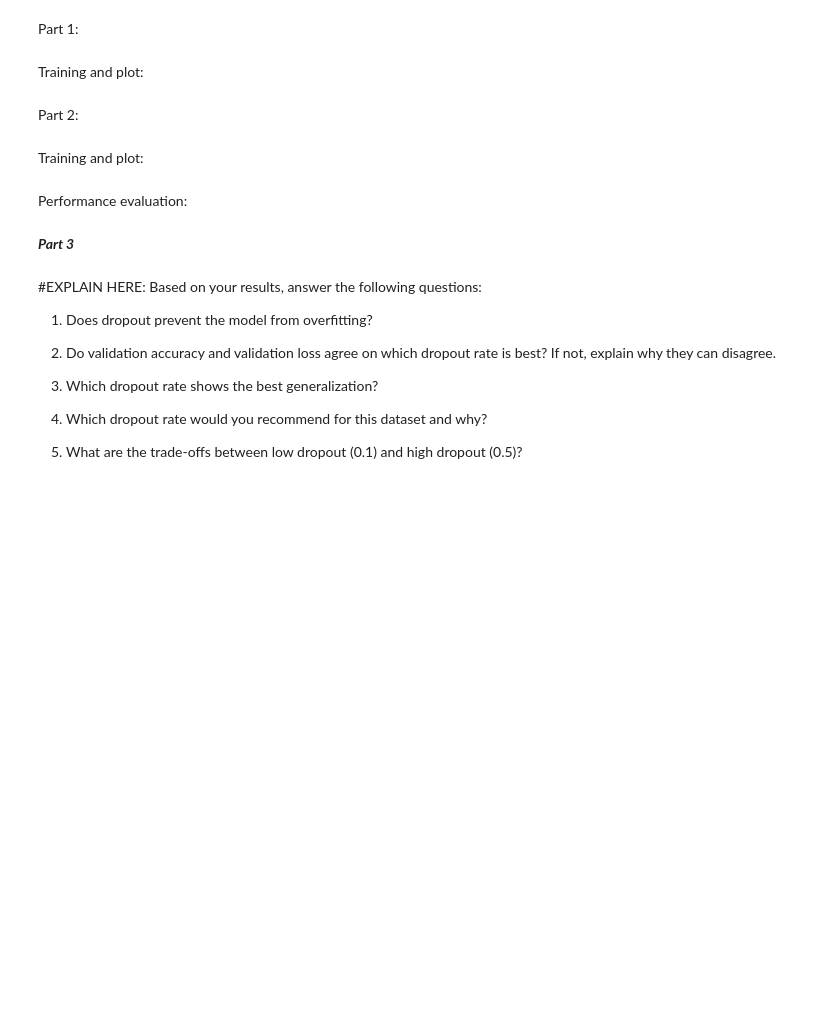
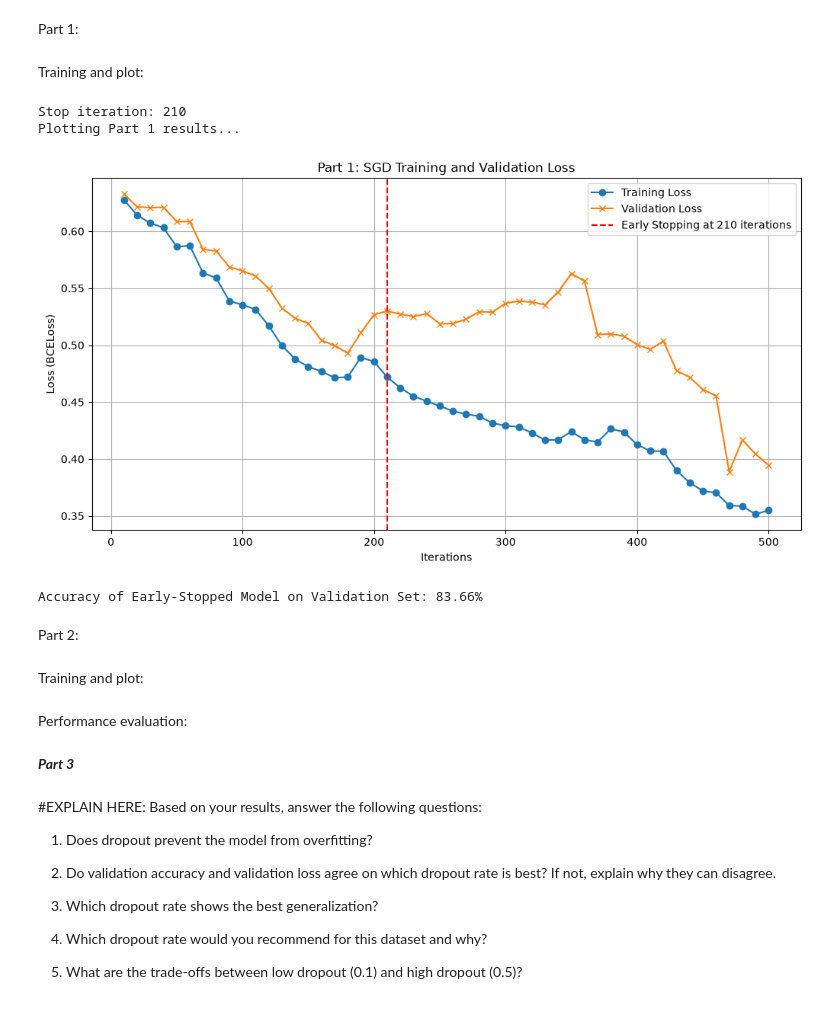
Before and after one commit to KabirArora7/Machine-Learning, a Jupyter notebook: Assignments/Assignment-3/Assignment 3.ipynb, the cells around one changed output. Drawn from its saved outputs; the diff is of its cells as text; code cells hidden in the pictures; blank space fills up the shorter version.

Commit message:
Complete Neural Network 1 logic and plotting - Part 1

```diff
--- a/Assignments/Assignment-3/Assignment 3.ipynb
+++ b/Assignments/Assignment-3/Assignment 3.ipynb
@@ -130,43 +311,75 @@ def stochastic_gradient_descent(model, criterion, optimizer, X_train, y_train, X
 Training and plot:
 # %%
 # --- Hyperparameters for Part 1 ---
-LEARNING_RATE =
-MAX_ITERATIONS =
-CHECK_EVERY =
-PATIENCE =
-THRESHOLD =
+LEARNING_RATE = 0.01
+MAX_ITERATIONS = 500
+CHECK_EVERY = 10
+PATIENCE = 3
+THRESHOLD = 1e-2
 
 # --- Model Initialization ---
 
 #CODE HERE
+model = NeuralNetwork(input_features)
+criterion = nn.BCELoss()
+
+optimizer = torch.optim.SGD(
+    model.parameters(),
+    lr=LEARNING_RATE
+)
 
 # --- Run Training ---
 
 #CODE HERE
+train_losses_sgd, val_losses_sgd, iterations_sgd, stop_iter, best_model_state = stochastic_gradient_descent(model, criterion, optimizer, X_train, y_train, X_val, y_val,
+                                max_iterations=MAX_ITERATIONS, check_every=CHECK_EVERY, patience=PATIENCE, threshold=THRESHOLD)
+
+# DEBUG
+print("Stop iteration:", stop_iter)
+if stop_iter is None:
+    stop_iter = max_iterations
+    print("Early stopping was not triggered. Maximum iterations reached.")
+
+
 
 # --- Plotting Results ---
 print("Plotting Part 1 results...")
 plt.figure(figsize=(12, 6))
 plt.plot(iterations_sgd, train_losses_sgd, label='Training Loss', marker='o')
 plt.plot(iterations_sgd, val_losses_sgd, label='Validation Loss', marker='x')
 plt.axvline(x=stop_iter, color='red', linestyle='--',
             label=f'Early Stopping at {stop_iter} iterations')
 plt.title('Part 1: SGD Training and Validation Loss')
 plt.xlabel('Iterations')
 plt.ylabel('Loss (BCELoss)')
 plt.legend()
 plt.grid(True)
 plt.show()
 
 # --- Final Accuracy ---
 
 #CODE HERE
+# Restore the model with the lowest validation loss
+model.load_state_dict(best_model_state)
+
+# Evaluate on validation data
+model.eval()
 
 with torch.no_grad():
 
     #CODE HERE
+    outputs = model(X_val)
+    predictions = (outputs >= 0.5).float()
+
+    accuracy = (predictions == y_val).float().mean().item()
+
 
     print(f"\nAccuracy of Early-Stopped Model on Validation Set: {accuracy * 100:.2f}%")
+# %% [output]
+Stop iteration: 210
+Plotting Part 1 results...
+[figure, added]
+Accuracy of Early-Stopped Model on Validation Set: 83.66%
 # %% [markdown]
 Part 2:
 # %%
```
Also changed, not shown: parts of 6 cells of this notebook.
